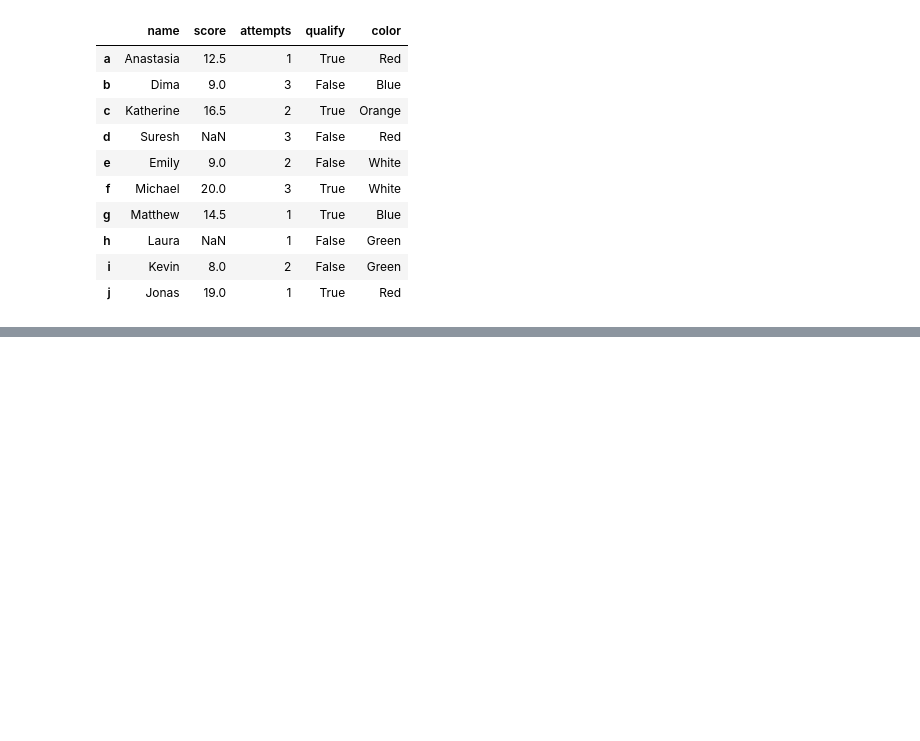
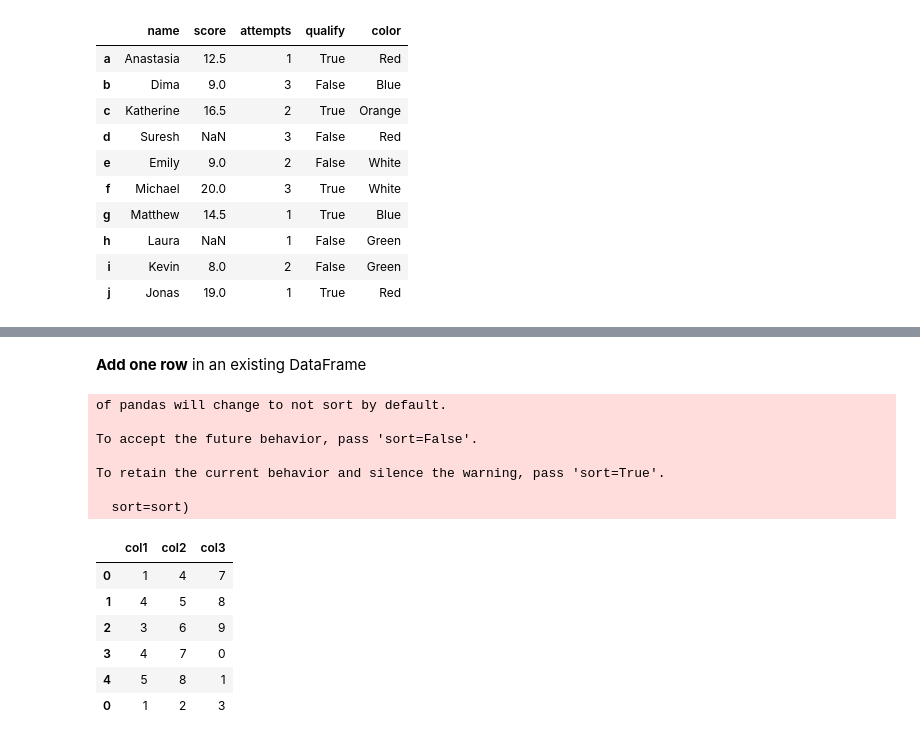
Before and after one commit to aptr288/Python_Toolbox, a Jupyter notebook: Pandas_Operations.ipynb, the cells around one changed output, grey strips where cells are left out. Cells and saved outputs as stored; diff of their text form; code cells hidden in the pictures; blank space fills up the shorter version.

```diff
--- a/Pandas_Operations.ipynb
+++ b/Pandas_Operations.ipynb
@@ -463,0 +524,10 @@ df
+# %%
+import pandas as pd
+import numpy as np
+#The below both methods can be used for intializing the data frame
+#exam_data = {'name':['Anastasia','Dima','Katherine'], 'score':[12.5,9,16.5]}
+exam_data = [{'name':'Anastasia', 'score':12.5}, {'name':'Dima','score':9}, {'name':'Katherine','score':16.5}]
+print(exam_data)
+df = pd.DataFrame(exam_data)
+for index, row in df.iterrows():
+    print(index, row['name'], row['score'])
@@ -463,0 +553,7 @@ df
+# %%
+df.columns = ['Column1', 'Column2']
+print(df)
+#Another method to rename
+df = df.rename(columns={'Column1': 'name', 'Column2': 'score'})
+print("New DataFrame after renaming columns:")
+df
@@ -463,0 +572,6 @@ df
+# %%
+print("Original DataFrame")
+print(df)
+print('After altering col1 and col3')
+df = df[['col3', 'col2', 'col1']]
+df
@@ -463,0 +593,34 @@ df
+# %% [markdown]
+**Add one row** in an existing DataFrame
+# %%
+import pandas as pd
+
+# Data Frame cant be added in both below was they are
+#inserting all those elements to first column both with {} []
+# df2 = pd.DataFrame([1,2,3])
+# df2 = pd.DataFrame(cpl1{1,2,3})
+#Error with intialization
+# datadic  = {'col1' : 1,'col2' : 2,'col3' : 3}
+# ValueError: If using all scalar values, you must pass an index
+#Correct methods
+# datadic  = {'col1' : 1,'col2' : 2,'col3' : 3}
+# df2 = pd.DataFrame(datadic, index=[5])
+#OR can do as below
+df2 = pd.DataFrame({'col1': [1], 'col2': [2],'col3': [3] })
+df = df.append(df2)
+df
+# %% [output]
+of pandas will change to not sort by default.
+
+To accept the future behavior, pass 'sort=False'.
+
+To retain the current behavior and silence the warning, pass 'sort=True'.
+
+  sort=sort)
+|  | col1 | col2 | col3 |
+| 0 | 1 | 4 | 7 |
+| 1 | 4 | 5 | 8 |
+| 2 | 3 | 6 | 9 |
+| 3 | 4 | 7 | 0 |
+| 4 | 5 | 8 | 1 |
+| 0 | 1 | 2 | 3 |
```
Also changed, not shown: parts of 46 cells of this notebook.
